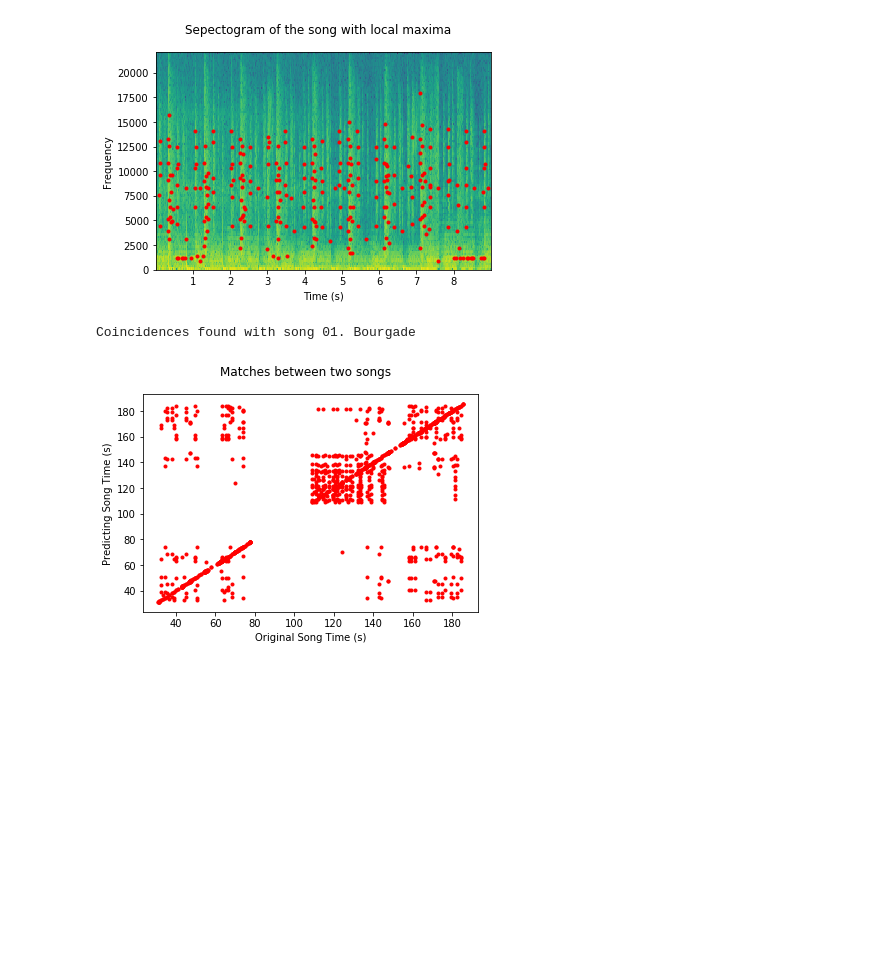
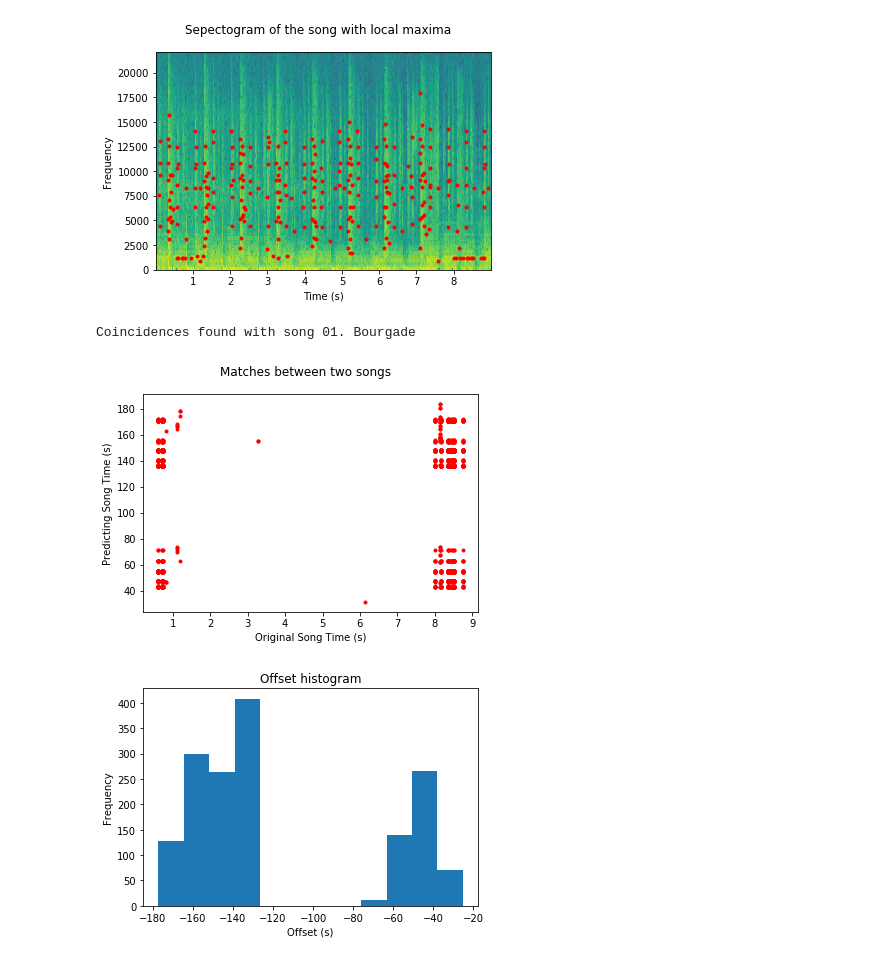
Before and after one commit to toful/Shazam, a Jupyter notebook: src/Shazam.ipynb, the cells around one changed output. Drawn from its saved outputs; the diff is of its cells as text; code cells hidden in the pictures; blank space fills up the shorter version.

Commit message:
Truncate frequencies before hashing and get histogram of coincidences

```diff
--- a/src/Shazam.ipynb
+++ b/src/Shazam.ipynb
@@ -74,7 +74,7 @@ class Fingerprint:
         song_hashes = []
         for i in range( 0, len(coord_aux) - self.num_links ):
           for j in range( i+1, i+self.num_links ):
-            aux = str( coord_aux[i, 0] ) + str( coord_aux[j, 0] ) + str( coord_aux[j, 1] - coord_aux[i, 1] )
+            aux = str( int(coord_aux[i, 0]) ) + str( int(coord_aux[j, 0]) ) + str( int(coord_aux[j, 1] - coord_aux[i, 1]) )
             song_hashes += [ [hashlib.md5( aux.encode('utf-8') ).hexdigest(), coord_aux[i,1]] ]
         return song_hashes
 # %%
@@ -125,6 +125,13 @@ class Compare:
                 plt.plot( p[:, 0], p[:, 1], 'r.')
 
                 plt.show()
+
+                plt.hist(x=coincidences[song], bins='auto')
+                plt.xlabel('Offset (s)')
+                plt.ylabel('Frequency')
+                plt.title('Offset histogram')
+
+                plt.show()
         else:
             print("No matches found!")
 # %%
@@ -143,7 +150,8 @@ db = Database()
 db.insert_song('01. Bourgade', song_hashes)
 # %%
 c = Compare(db)
-c.compare_songs(song_hashes)
+c.compare_songs(song2_hashes)
 # %% [output]
 Coincidences found with song 01. Bourgade
-[figure, old version]
+[figure, new version]
+[figure, added]
```
